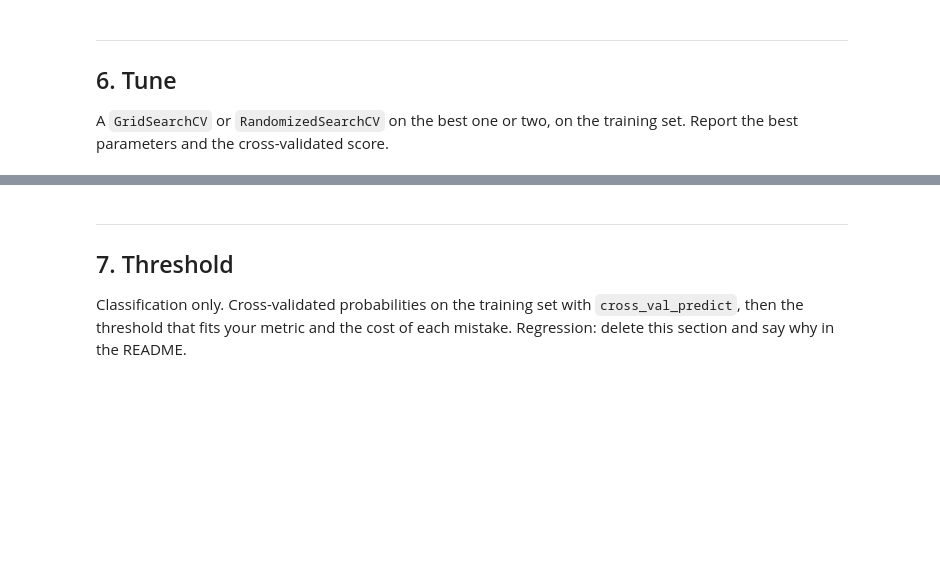
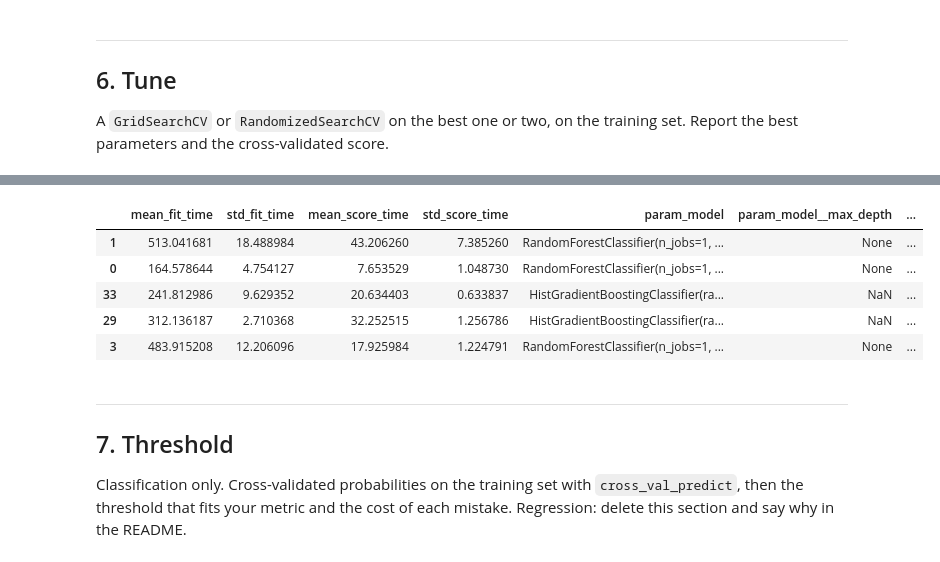
Before and after one commit to zoedoucet/project-2-machine-learning, a Jupyter notebook: notebooks/02_pipelines_and_models.ipynb, the cells around one changed output, grey strips where cells are left out. Saved outputs shown, nothing was run; the diff lists cells and outputs as text; code cells hidden in the pictures; blank space fills up the shorter version.

Commit message:
hyperparameters chosen + notebook 3 preparation

```diff
--- a/notebooks/02_pipelines_and_models.ipynb
+++ b/notebooks/02_pipelines_and_models.ipynb
@@ -242,0 +226,31 @@ results[["model", "settings", "mean_test_score", "std_test_score", "rank_test_sc
+# %%
+pipe = Pipeline([("preprocessor", preprocess),("model", RandomForestClassifier(random_state=42))])
+
+# Hyperparameter grids for both models
+param_grid = [{
+        "model": [RandomForestClassifier(random_state=42, n_jobs=1)],
+        "model__n_estimators": [100, 300], # number of trees in the forest
+        "model__max_depth": [None, 10, 20], # depth ("levels") of the trees
+        "model__min_samples_leaf": [1, 5, 10]}, # minimum number of training samples that must be present in each leaf
+    {
+        "model": [HistGradientBoostingClassifier(random_state=42)],
+        "model__learning_rate": [0.1, 0.2], # how uch each trees changes the prediction
+        "model__max_iter": [100, 200], # number of boosting iterations
+        "model__max_leaf_nodes": [15, 31], # maximum number of leaf nodes in each tree
+        "model__l2_regularization": [0, 1]}] # penalising overly complex models
+
+# Compare models using cross-validation
+search = GridSearchCV(pipe, param_grid, cv=folds, scoring="f1_macro", n_jobs=-1, verbose=1)
+
+search.fit(X_train, y_train)
+
+# Display the best results
+results = pd.DataFrame(search.cv_results_)
+results["model"] = results["param_model"].map(lambda m: type(m).__name__)
+
+results[["model", "mean_test_score", "std_test_score", "rank_test_score"]].sort_values("rank_test_score").head(8).round(3)
+
+print("Best settings:", search.best_params_)
+print(f"Best cross-validated macro F1: {search.best_score_:.3f}")
+
+best_model = search.best_estimator_
@@ -243,3 +267,12 @@ results[["model", "settings", "mean_test_score", "std_test_score", "rank_test_sc
+# %%
+results.sort_values("rank_test_score").head(5)
+# %% [output]
+|  | mean_fit_time | std_fit_time | mean_score_time | std_score_time | param_model | param_model__max_depth | ... |
+| 1 | 513.041681 | 18.488984 | 43.206260 | 7.385260 | RandomForestClassifier(n_jobs=1, ... | None | ... |
+| 0 | 164.578644 | 4.754127 | 7.653529 | 1.048730 | RandomForestClassifier(n_jobs=1, ... | None | ... |
+| 33 | 241.812986 | 9.629352 | 20.634403 | 0.633837 | HistGradientBoostingClassifier(ra... | NaN | ... |
+| 29 | 312.136187 | 2.710368 | 32.252515 | 1.256786 | HistGradientBoostingClassifier(ra... | NaN | ... |
+| 3 | 483.915208 | 12.206096 | 17.925984 | 1.224791 | RandomForestClassifier(n_jobs=1, ... | None | ... |
 # %% [markdown]
 ---
 ## 7. Threshold
```
Also changed, not shown: parts of 12 cells of this notebook, 2 other files.
